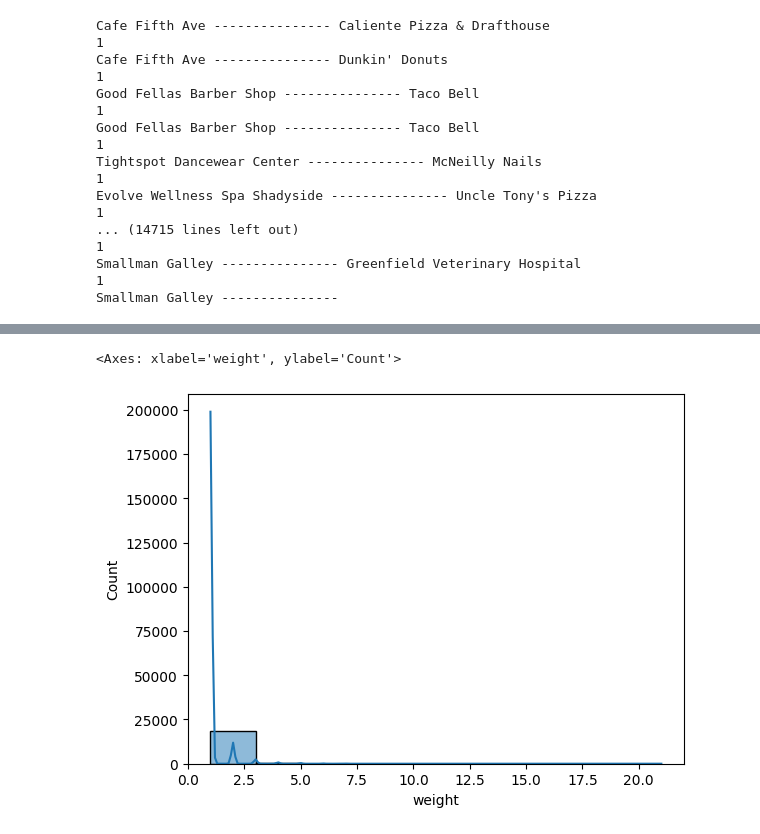
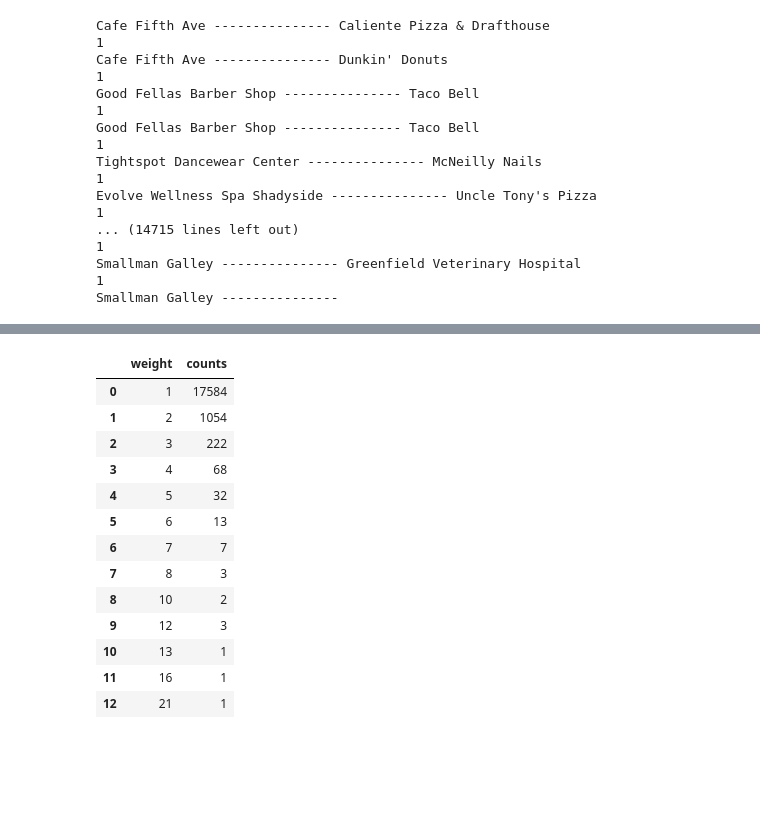
Before and after one commit to rwc2408/CienciadasRedes, a Jupyter notebook: Desafio 01/Desafio01_AnaliseExploratoria.ipynb, the cells around one changed output, grey strips where cells are left out. Drawn from its saved outputs; the diff is of its cells as text; code cells hidden in the pictures; blank space fills up the shorter version.

```diff
--- a/Desafio 01/Desafio01_AnaliseExploratoria.ipynb
+++ b/Desafio 01/Desafio01_AnaliseExploratoria.ipynb
@@ -174,5 +163,18 @@ df_pesos
-# %%
-sns.histplot(x=df_pesos['weight'], bins=10, kde=True)
-# %% [output]
-<Axes: xlabel='weight', ylabel='Count'>
-[figure, removed]
+# %%
+weight_agrp = df_pesos. groupby(['weight']).size().reset_index(name='counts')
+weight_agrp
+# %% [output]
+|  | weight | counts |
+| 0 | 1 | 17584 |
+| 1 | 2 | 1054 |
+| 2 | 3 | 222 |
+| 3 | 4 | 68 |
+| 4 | 5 | 32 |
+| 5 | 6 | 13 |
+| 6 | 7 | 7 |
+| 7 | 8 | 3 |
+| 8 | 10 | 2 |
+| 9 | 12 | 3 |
+| 10 | 13 | 1 |
+| 11 | 16 | 1 |
+| 12 | 21 | 1 |
```
Also changed, not shown: parts of 15 cells of this notebook.
